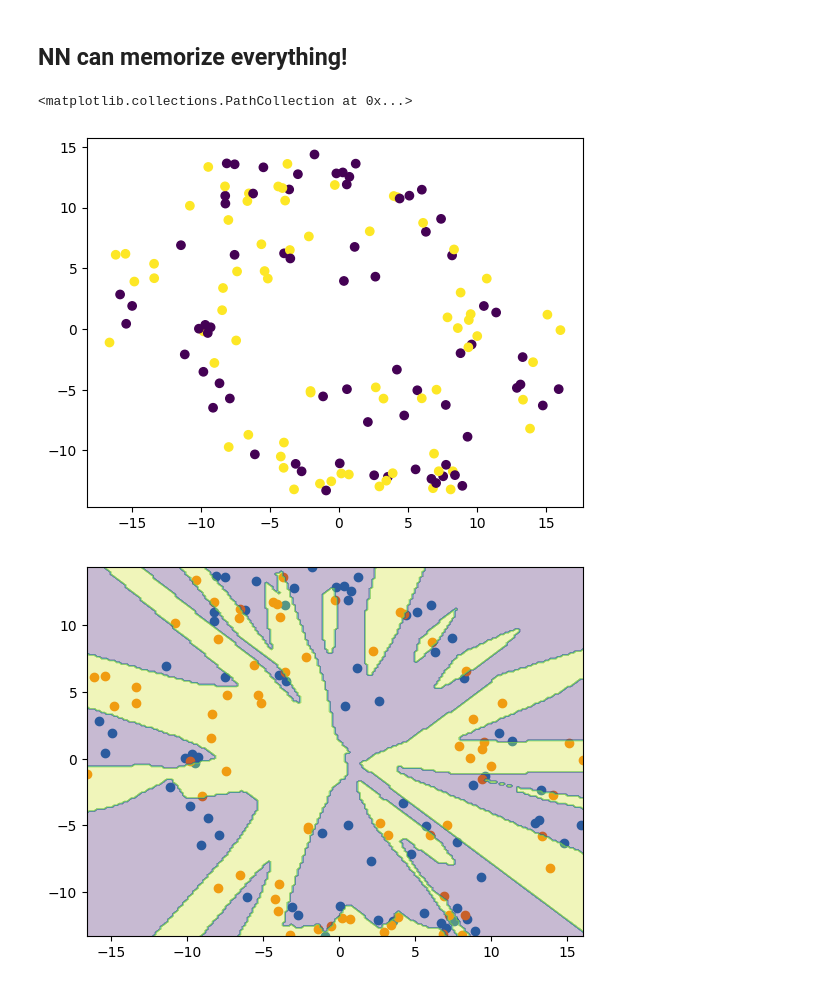
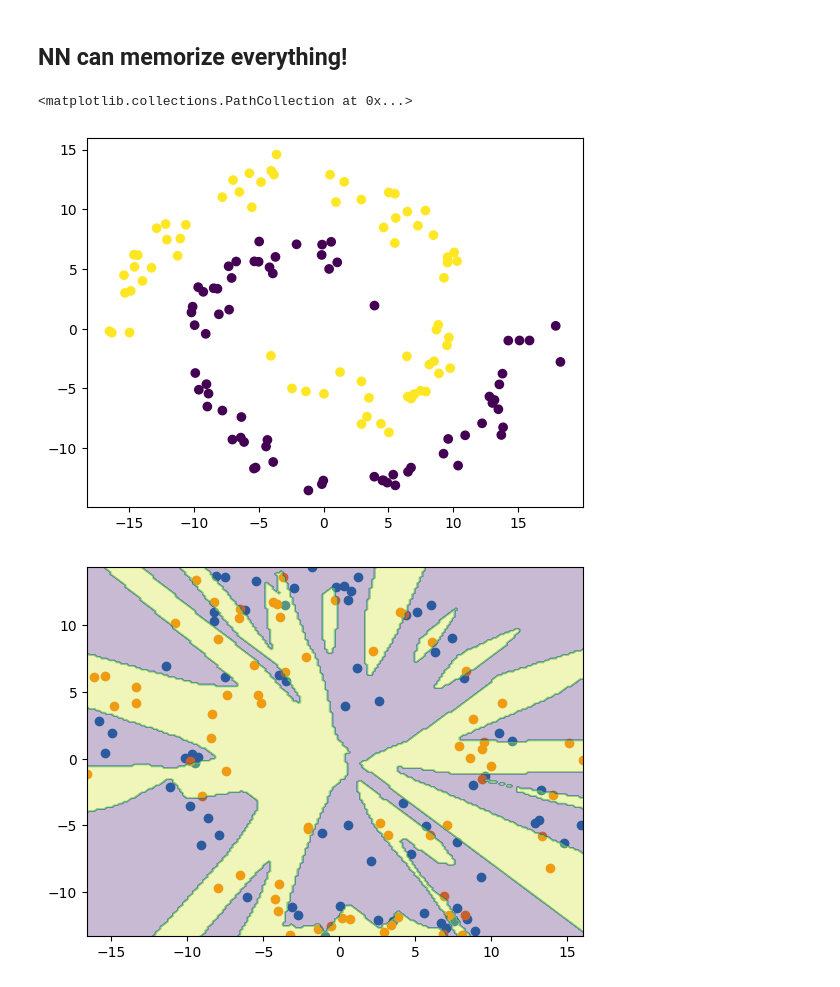
Before and after one commit to jdasam/mas1004, a Jupyter notebook: live_coding/3_binary_classification.ipynb, the cells around one changed output. Saved outputs shown, nothing was run; the diff lists cells and outputs as text; code cells hidden in the pictures.

```diff
--- a/live_coding/3_binary_classification.ipynb
+++ b/live_coding/3_binary_classification.ipynb
@@ -61,7 +61,7 @@ plt.scatter(x=data[~xor_result, 0], y=data[~xor_result,1])
 # make spiral data
 # https://gist.github.com/45deg/e731d9e7f478de134def5668324c44c5
 N = 500
-noise_weight = 1.0
+noise_weight = 1.5
 theta = np.sqrt(np.random.rand(N))*2*pi # np.linspace(0,2*pi,100)
 
 r_a = 2*theta + pi
@@ -291,35 +294,35 @@ def create_spiral_dataset(N, noise_weight):
 
   r_b = -2*theta - pi
   data_b = np.array([np.cos(theta)*r_b, np.sin(theta)*r_b]).T
   data_b = data_b + np.random.randn(N,2) * noise_weight
 
   data = np.append(data_a, data_b, axis=0)
   label = np.append(np.zeros(N), np.ones(N))
 
   randomize_order = np.random.permutation(len(data))
   data = data[randomize_order] # shuffle
 
-  randomize_order = np.random.permutation(len(data))
+  # randomize_order = np.random.permutation(len(data))
   label = label[randomize_order] # shuffle label with different order
 
   data = torch.from_numpy(data).float()
   label = torch.from_numpy(label).float().unsqueeze(1)
 
   return data, label
 
 train_data, train_label = create_spiral_dataset(70, 1.0)
 test_data, test_label = create_spiral_dataset(100, 2.0)
 
 # test_data = torch.from_numpy(data).float()
 # test_label = torch.from_numpy(label).float().unsqueeze(1)
 
 
 # print(test_data.shape, test_label.shape)
 plt.scatter(train_data[:,0], train_data[:,1], c=train_label)
 # plt.scatter(test_data[:,0], test_data[:,1], c='red')
 # %% [output]
 <matplotlib.collections.PathCollection at 0x...>
-[figure, old version]
+[figure, new version]
 # %%
 # tqdm helps to visualize the progress bar in iteration
 from tqdm.auto import tqdm
```
Also changed, not shown: parts of 10 cells of this notebook.
